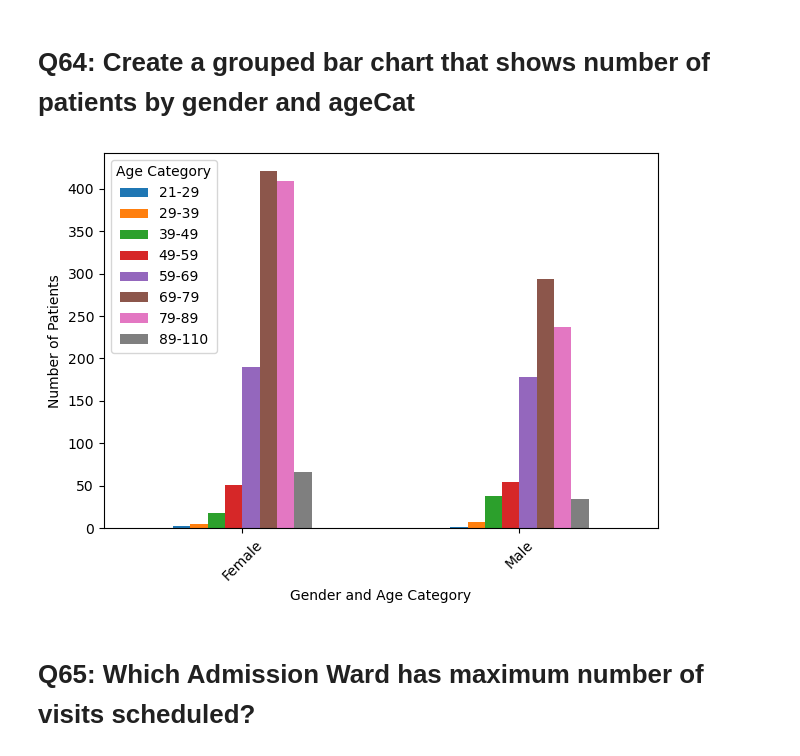
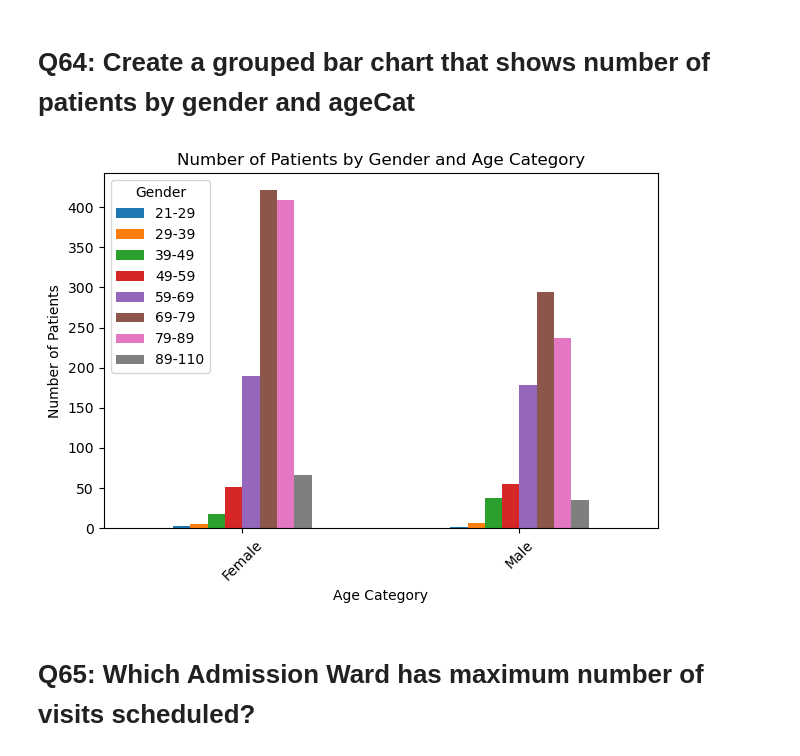
Before and after one commit to GomathiPro/Team20_DataTitans_PythonHackathon_Apr24, a Jupyter notebook: Team20_DataTitans_Main80Questions.ipynb, the cells around one changed output. Drawn from its saved outputs; the diff is of its cells as text; code cells hidden in the pictures.

```diff
--- a/Team20_DataTitans_Main80Questions.ipynb
+++ b/Team20_DataTitans_Main80Questions.ipynb
@@ -92,0 +254,7 @@ msno.matrix(demo)
+# %%
+plt.figure(figsize=(6, 30))
+labs_missing_percentage.plot(kind='barh', color='green')
+plt.title('Percentage of Missing Values in each Column of labs Table')
+plot_width, plot_height = (16,18)
+plt.rcParams['figure.figsize'] = (plot_width,plot_height)
+plt.show()
@@ -1310,20 +1461,23 @@ print(filtered_df[columns_to_show])
 # %% [markdown]
 # Q64: Create a grouped bar chart that shows number of patients by gender and ageCat
 # %%
+import pandas as pd
+import matplotlib.pyplot as plt
 df = pd.read_excel('Cardiac_Outcomes.xlsx', 'Demography')
 
 grouped_data = df.groupby(['gender', 'ageCat']).size().unstack()
 
 
 grouped_data.plot(kind='bar')
-plt.xlabel('Gender and Age Category')
+plt.title('Number of Patients by Gender and Age Category')
+plt.xlabel('Age Category')
 plt.ylabel('Number of Patients')
 plt.xticks(rotation=45)
-plt.legend(title='Age Category')
+plt.legend(title='Gender')
 plt.tight_layout()
 plt.show()
 # %% [output]
-[figure, old version]
+[figure, new version]
 # %% [markdown]
 # Q65: Which Admission Ward has maximum number of visits scheduled?
 # %%
```
Also changed, not shown: parts of 27 cells of this notebook.
